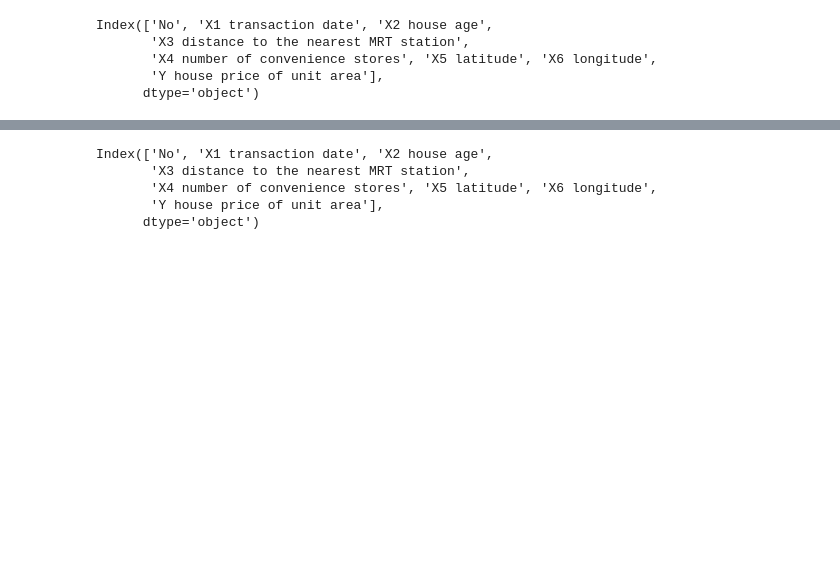
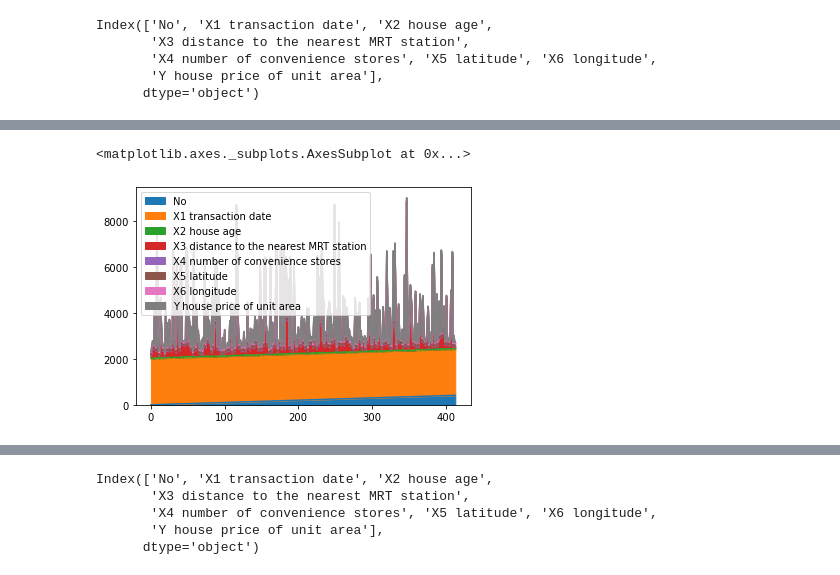
Before and after one commit to surya8barca/DWM_mini_project, a Jupyter notebook: Linear regression/linear_reg.ipynb, the cells around one changed output, grey strips where cells are left out. Cells and saved outputs as stored; diff of their text form; code cells hidden in the pictures; blank space fills up the shorter version.

```diff
--- a/Linear regression/linear_reg.ipynb
+++ b/Linear regression/linear_reg.ipynb
@@ -47,0 +68,6 @@ sns.pairplot(newdb)
+# %%
+newdb.plot.area()
+#another graph
+# %% [output]
+<matplotlib.axes._subplots.AxesSubplot at 0x...>
+[figure, added]
```
Also changed, not shown: parts of 18 cells of this notebook, 2 other files.
